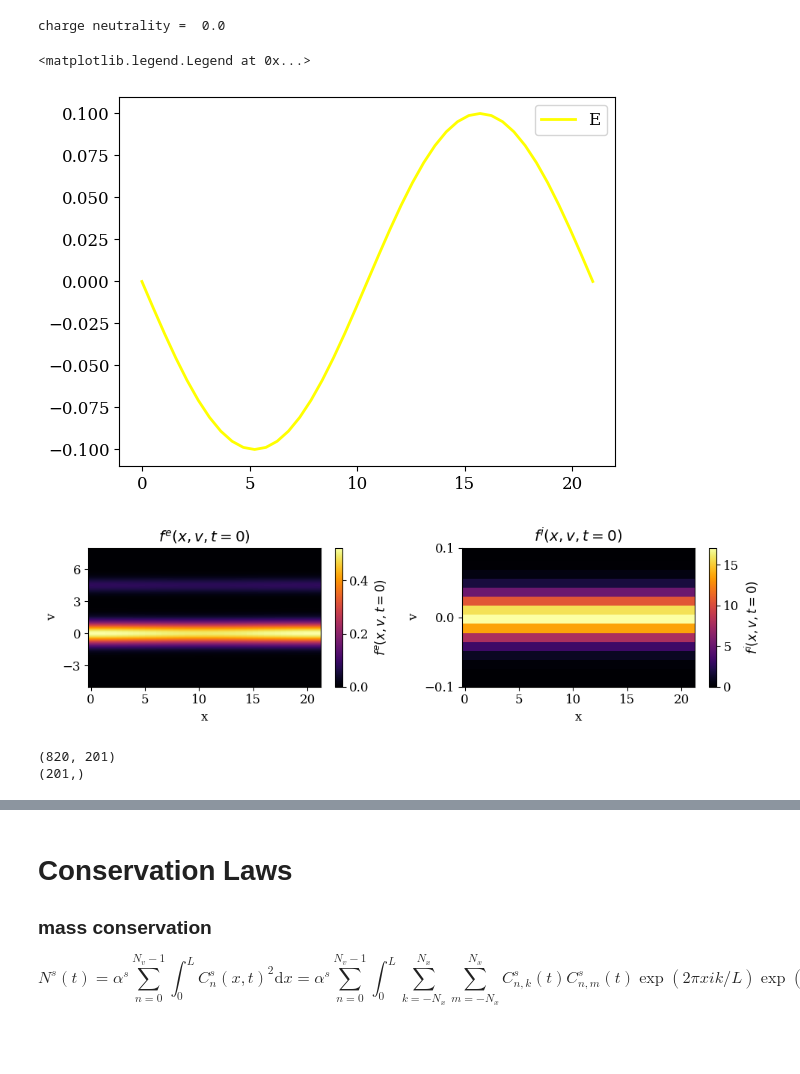
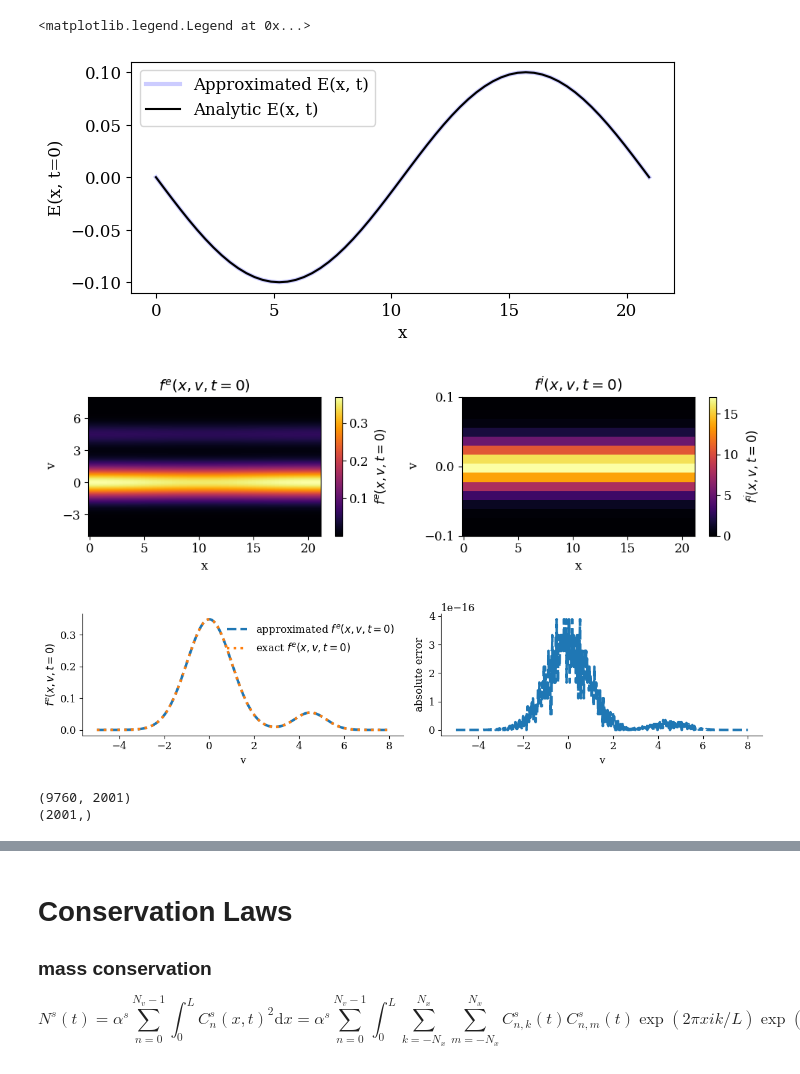
Before and after one commit to opaliss/SW-Conservative-Closure, a Jupyter notebook: bump on tail SW-sqrt VP.ipynb, the cells around one changed output, grey strips where cells are left out. Cells and saved outputs as stored; diff of their text form; code cells hidden in the pictures; blank space fills up the shorter version.

```diff
--- a/bump on tail SW-sqrt VP.ipynb
+++ b/bump on tail SW-sqrt VP.ipynb
@@ -21,12 +21,12 @@ matplotlib.rc('ytick', labelsize=12)
 # %%
 # set up configuration parameters
 # number of mesh points in x
-Nx = 20
+Nx = 30
 # number of spectral expansions
-Nv = 10
+Nv = 80
 # velocity scaling of electron and ion
-alpha_e1 = 1
-alpha_e2 = np.sqrt(1 / 2)
+alpha_e1 = np.sqrt(2)
+alpha_e2 = 1
 alpha_i = np.sqrt(2 / 1863)
 # perturbation magnitude
 epsilon = 0.03
@@ -91,18 +91,19 @@ E_coeff = solve_poisson_equation_two_stream(state_e1=states_e1,
                                             alpha_i=alpha_i,
                                             Nx=Nx, Nv=Nv,
                                             L=L, u_e1=u_e1, u_e2=u_e2, u_i=u_i)
-# %% [output]
-charge neutrality =  0.0
 # %%
 # fft of electric field
 E_field= fft_(coeff=E_coeff, Nx=Nx, x=x, L=L)
 # %%
-plt.plot(x, E_field, linewidth=2, color="yellow", label="E")
-#plt.plot(x, -0.1*np.sin(0.3 * x), color="black", label="Correct")
+fig, ax = plt.subplots(figsize=(7, 3))
+plt.plot(x, E_field, linewidth=3, color="blue", alpha=0.2, label="Approximated E(x, t)")
+plt.plot(x, -0.1*np.sin(x * 0.3), color="black", label="Analytic E(x, t)")
+plt.xlabel("x")
+plt.ylabel("E(x, t=0)")
 plt.legend()
 # %% [output]
 <matplotlib.legend.Legend at 0x...>
-[figure, old version]
+[figure, new version]
 # %%
 # the distribution function of electrons and protons for plotting purposes
 f_0e1 = np.outer(fft_(C_0e1, Nx, x, L), psi_ln_sw((v-u_e1)/alpha_e1, n=0)).real
@@ -130,4 +131,4 @@ ax[1].set_title("$f^{i}(x, v, t=0)$")
 plt.tight_layout()
 plt.savefig("figs/SW_sqrt/bump_on_tail/poisson/initial_condition_bump_on_tail.png", dpi=600)
 # %% [output]
-[figure, old version]
+[figure, new version]
@@ -134,11 +141,32 @@ plt.savefig("figs/SW_sqrt/bump_on_tail/poisson/initial_condition_bump_on_tail.pn
+# %%
+fig, ax = plt.subplots(ncols=2, figsize=(12, 3))
+ax[0].plot(v, f_0e1[Nx, :]**2 + f_0e2[Nx, :]**2, label="approximated $f^{e}(x, v, t=0)$", ls="--", linewidth=3)
+ax[0].plot(v, f_true(x, v)[Nx, :], label="exact $f^{e}(x, v, t=0)$", ls=":", linewidth=3)
+ax[0].set_xlabel("v")
+ax[0].set_ylabel("$f^{e}(x, v, t=0)$")
+ax[0].spines['right'].set_visible(False)
+ax[0].spines['top'].set_visible(False)
+legend = ax[0].legend(ncols=1, fancybox=False, shadow=False, fontsize=12, loc='upper right')
+legend.get_frame().set_alpha(0)
+
+
+ax[1].plot(v, np.abs(f_0e1**2 + f_0e2**2 -f_true(x, v))[Nx, :], label="approximated $f^{e}(x, v, t=0)$", ls="--", linewidth=3)
+ax[1].set_xlabel("v")
+ax[1].set_ylabel("absolute error")
+ax[1].spines['right'].set_visible(False)
+ax[1].spines['top'].set_visible(False)
+plt.tight_layout()
+plt.savefig("figs/SW/bump_on_tail/poisson/sw_sqrt_initial_condition.png", dpi=600)
+# %% [output]
+[figure, added]
 # %%
-sol_midpoint_u = np.load("data/SW_sqrt/bump_on_tail/poisson/sol_midpoint_u_10.npy")
-sol_midpoint_t = np.load("data/SW_sqrt/bump_on_tail/poisson/sol_midpoint_t_10.npy")
+sol_midpoint_u = np.load("data/SW_sqrt/bump_on_tail/poisson/sol_midpoint_u_80.npy")
+sol_midpoint_t = np.load("data/SW_sqrt/bump_on_tail/poisson/sol_midpoint_t_80.npy")
 print(np.shape(sol_midpoint_u))
 print(np.shape(sol_midpoint_t))
 # %% [output]
-(820, 201)
-(201,)
+(9760, 2001)
+(2001,)
 # %%
 # initialize the electric potential
 E_midpoint = np.zeros((2*Nx+1, len(sol_midpoint_t)), dtype="complex128")
```
Also changed, not shown: parts of 23 cells of this notebook, 11 other files.
